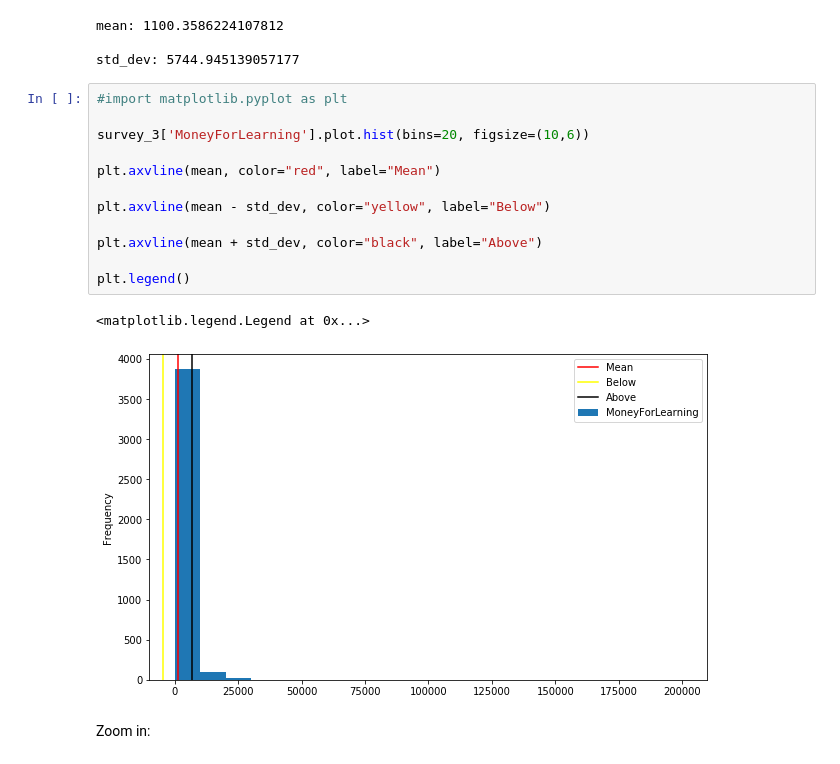
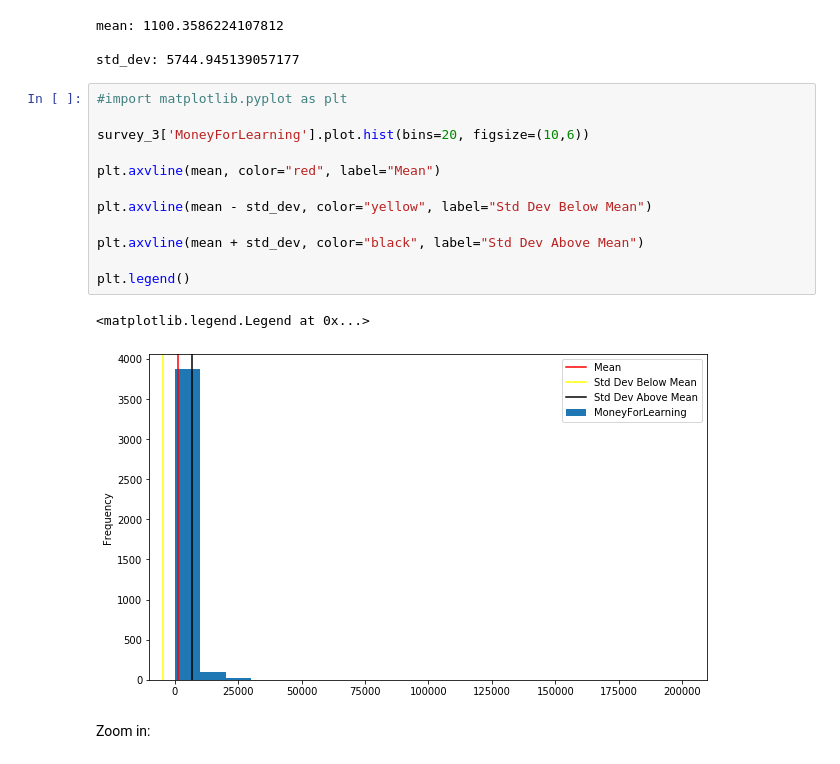
Before and after one commit to bern-lm/dataquest-projects, a Jupyter notebook: Project - Finding the Best Markets to Advertise In.ipynb, the cells around one changed output. Cells and saved outputs as stored; diff of their text form.

```diff
--- a/Project - Finding the Best Markets to Advertise In.ipynb
+++ b/Project - Finding the Best Markets to Advertise In.ipynb
@@ -752,18 +717,18 @@ std_dev: 5744.945139057177
 # %%
 #import matplotlib.pyplot as plt
 
 survey_3['MoneyForLearning'].plot.hist(bins=20, figsize=(10,6))
 
 plt.axvline(mean, color="red", label="Mean")
 
-plt.axvline(mean - std_dev, color="yellow", label="Below")
+plt.axvline(mean - std_dev, color="yellow", label="Std Dev Below Mean")
 
-plt.axvline(mean + std_dev, color="black", label="Above")
+plt.axvline(mean + std_dev, color="black", label="Std Dev Above Mean")
 
 plt.legend()
 # %% [output]
 <matplotlib.legend.Legend at 0x...>
-[figure, old version]
+[figure, new version]
 # %% [markdown]
 Zoom in:
 # %%
```
Also changed, not shown: parts of 20 cells of this notebook.
